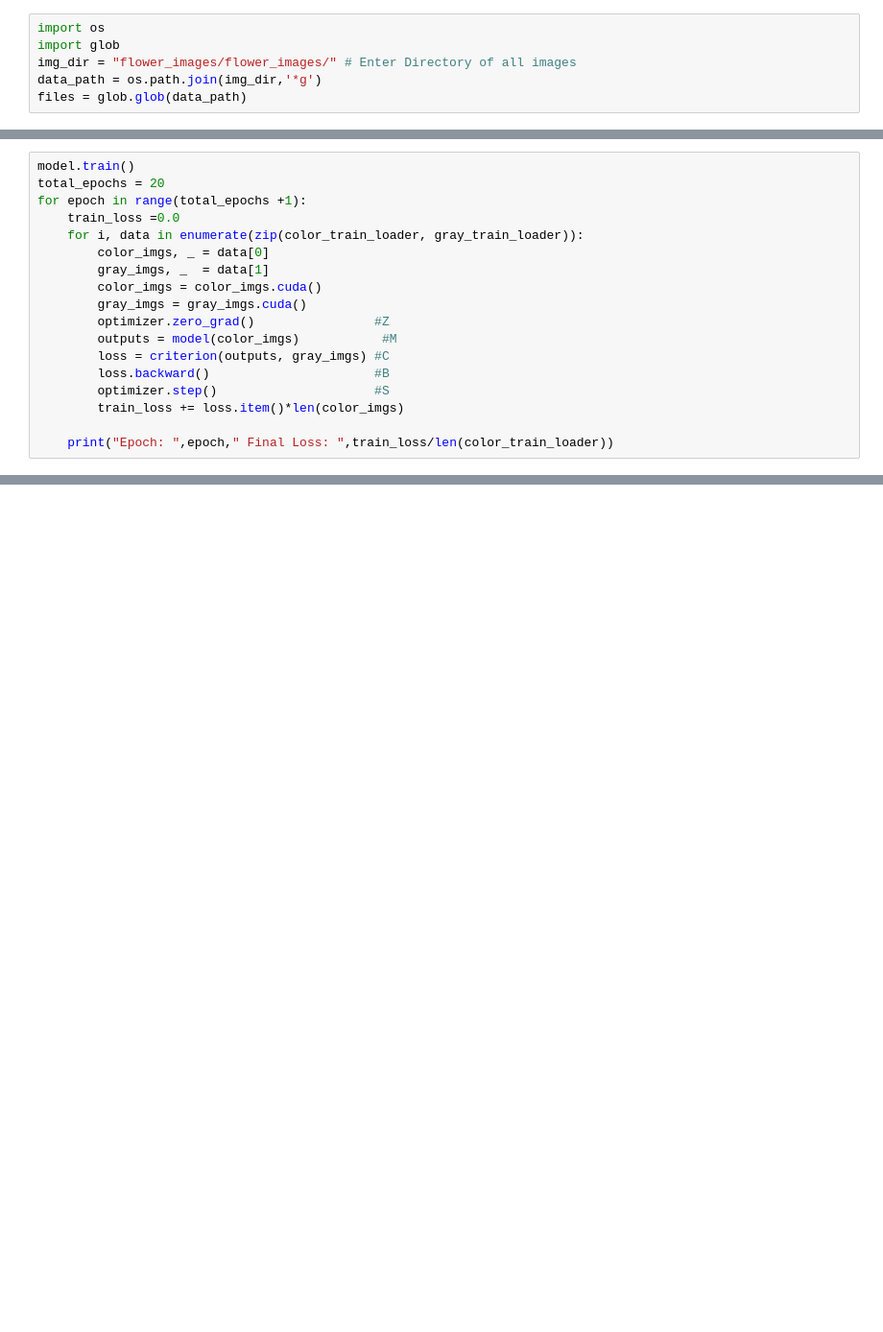
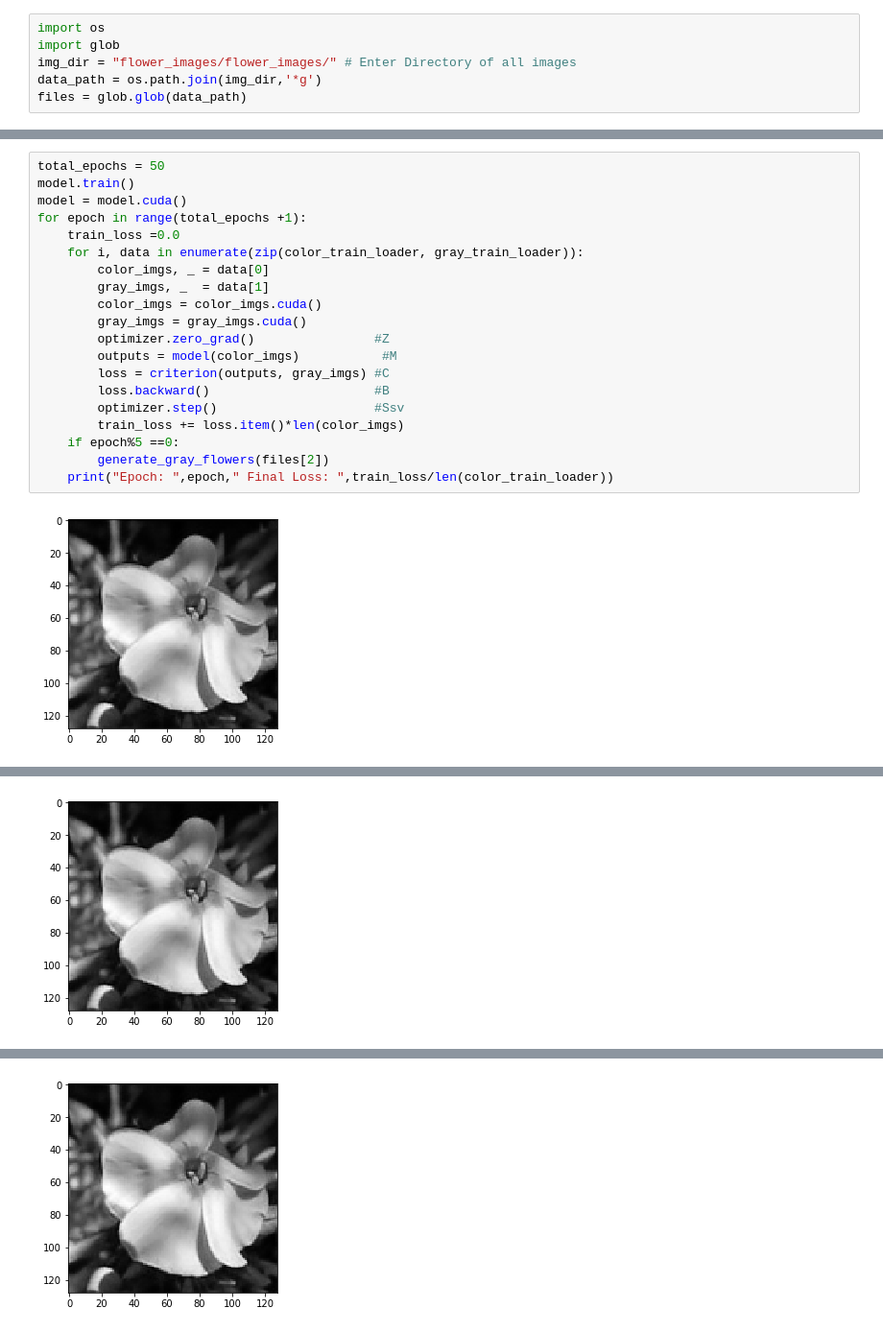
Before and after one commit to we4ai/AutoEncoders, a Jupyter notebook: RGB-GrayAutoEncoder.ipynb, the cells around one changed output, grey strips where cells are left out. Shown at 96% size. Saved outputs shown, nothing was run; the diff lists cells and outputs as text; blank space fills up the shorter version.

```diff
--- a/RGB-GrayAutoEncoder.ipynb
+++ b/RGB-GrayAutoEncoder.ipynb
@@ -259,20 +219,23 @@ criterion = nn.MSELoss()
 optimizer = torch.optim.Adam(model.parameters(), lr=0.0001)
 # %%
+total_epochs = 50
 model.train()
-total_epochs = 20
+model = model.cuda()
 for epoch in range(total_epochs +1):
     train_loss =0.0
     for i, data in enumerate(zip(color_train_loader, gray_train_loader)):
         color_imgs, _ = data[0]
         gray_imgs, _  = data[1]
         color_imgs = color_imgs.cuda()
         gray_imgs = gray_imgs.cuda()
         optimizer.zero_grad()                #Z
         outputs = model(color_imgs)           #M
         loss = criterion(outputs, gray_imgs) #C
         loss.backward()                      #B
-        optimizer.step()                     #S
+        optimizer.step()                     #Ssv
         train_loss += loss.item()*len(color_imgs)
-
+    if epoch%5 ==0:
+        generate_gray_flowers(files[2])
     print("Epoch: ",epoch," Final Loss: ",train_loss/len(color_train_loader))
 # %% [output]
+[figure, added]
@@ -295,0 +247 @@ Epoch:  20  Final Loss:  0.18111712328697505
+[figure, added]
@@ -295,0 +253 @@ Epoch:  20  Final Loss:  0.18111712328697505
+[figure, added]
```
Also changed, not shown: parts of 31 cells of this notebook.
